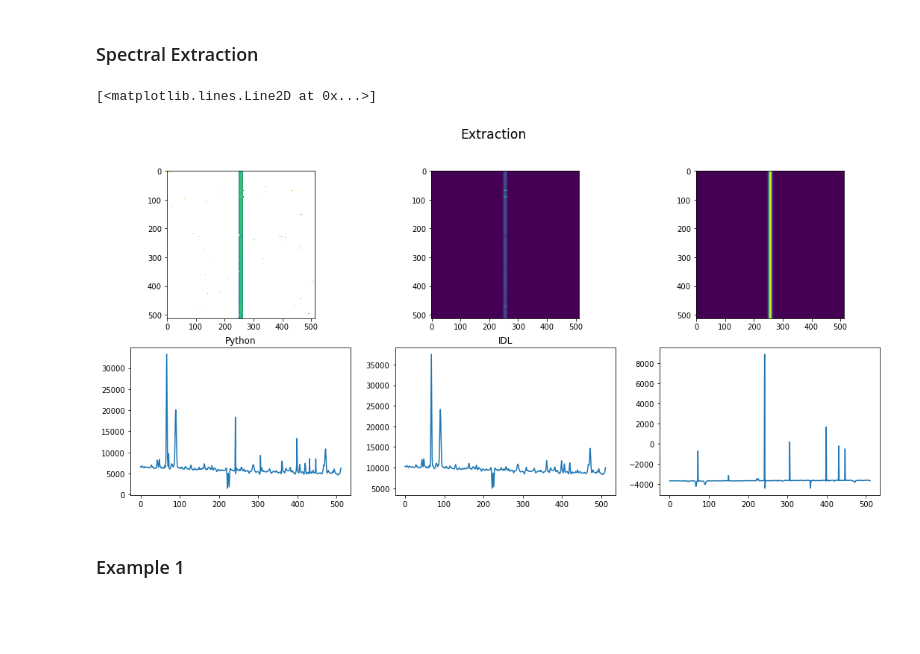
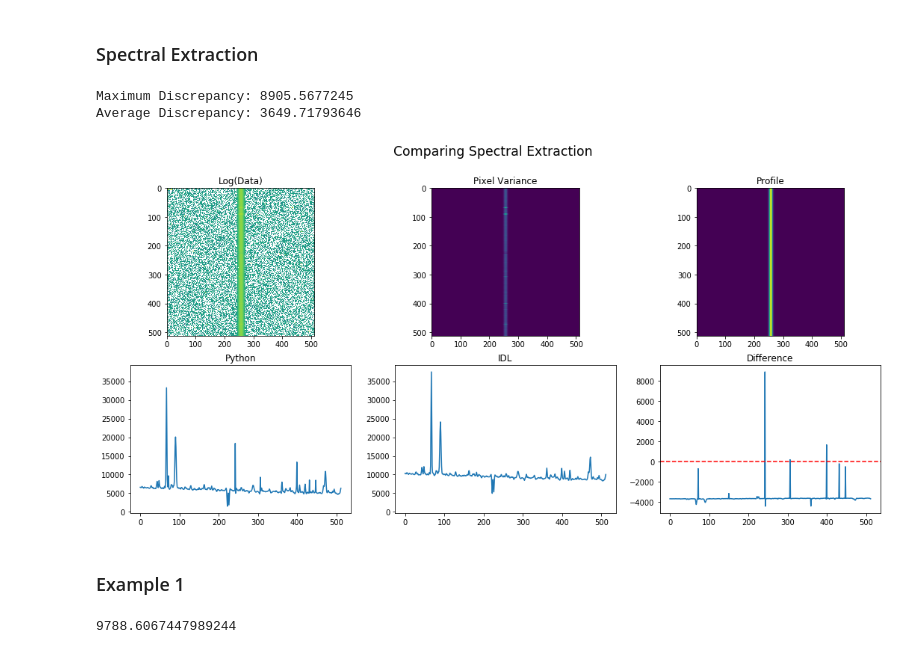
Before and after one commit to exosports/JOSE, a Jupyter notebook: Conversion Report.ipynb, the cells around one changed output. Cells and saved outputs as stored; diff of their text form; code cells hidden in the pictures; blank space fills up the shorter version.

Commit message:
Updating difference visualization

```diff
--- a/Conversion Report.ipynb
+++ b/Conversion Report.ipynb
@@ -110,23 +110,45 @@ profile = np.loadtxt(os.path.join(specDir, 'profim.csv'), delimiter=',')
 
 spectrum = jose.extract(data-sky, variance, profile)
 # %%
-idl_spectrum = np.loadtxt(os.path.join(specDir, 'optspec.csv'))
+figCols = 3
+figRows = 2
+ax = np.full((figRows, figCols), None)
 
-f, ax = plt.subplots(2,3, figsize=(18,8))
-f.suptitle("Extraction", size='xx-large')
-ax[0,0].imshow(data-sky, norm=LogNorm())
+f = plt.figure(figsize=(18,8))
+f.suptitle('Comparing Spectral Extraction', size='xx-large')
+ax[0,0] = f.add_subplot(2,3,1)
+ax[0,0].imshow(data, norm=LogNorm())
+ax[0,0].set_title('Log(Data)')
+ax[0,1] = f.add_subplot(2,3,2)
 ax[0,1].imshow(variance)
+ax[0,1].set_title('Pixel Variance')
+ax[0,2] = f.add_subplot(2,3,3)
 ax[0,2].imshow(profile)
+ax[0,2].set_title('Profile')
+ax[1,0] = f.add_subplot(2,3,4)
 ax[1,0].plot(spectrum)
 ax[1,0].set_title('Python')
+ax[1,1] = f.add_subplot(2,3,5, sharey=ax[1,0])
 ax[1,1].plot(idl_spectrum)
 ax[1,1].set_title('IDL')
+ax[1,2] = f.add_subplot(2,3,6)
 ax[1,2].plot(spectrum - idl_spectrum)
+ax[1,2].axhline(color='r', linestyle='--')
+ax[1,2].set_title('Difference')
+
+absolute_difference = np.abs(spectrum - idl_spectrum)
+print('Maximum Discrepancy: ' + str(np.max(absolute_difference)))
+print('Average Discrepancy: ' + str(np.mean(absolute_difference)))
 # %% [output]
-[<matplotlib.lines.Line2D at 0x...>]
+Maximum Discrepancy: 8905.5677245
+Average Discrepancy: 3649.71793646
-[figure, old version]
+[figure, new version]
 # %% [markdown]
 ### Example 1
+# %%
+np.mean(idl_spectrum)
+# %% [output]
+9788.6067447989244
 # %%
 frame1 = pyfits.open(os.path.join(imageDir, 'ex1.fits'))[0]
 Q = frame1.header.get('EPADU')
```
Also changed, not shown: parts of 3 cells of this notebook.
